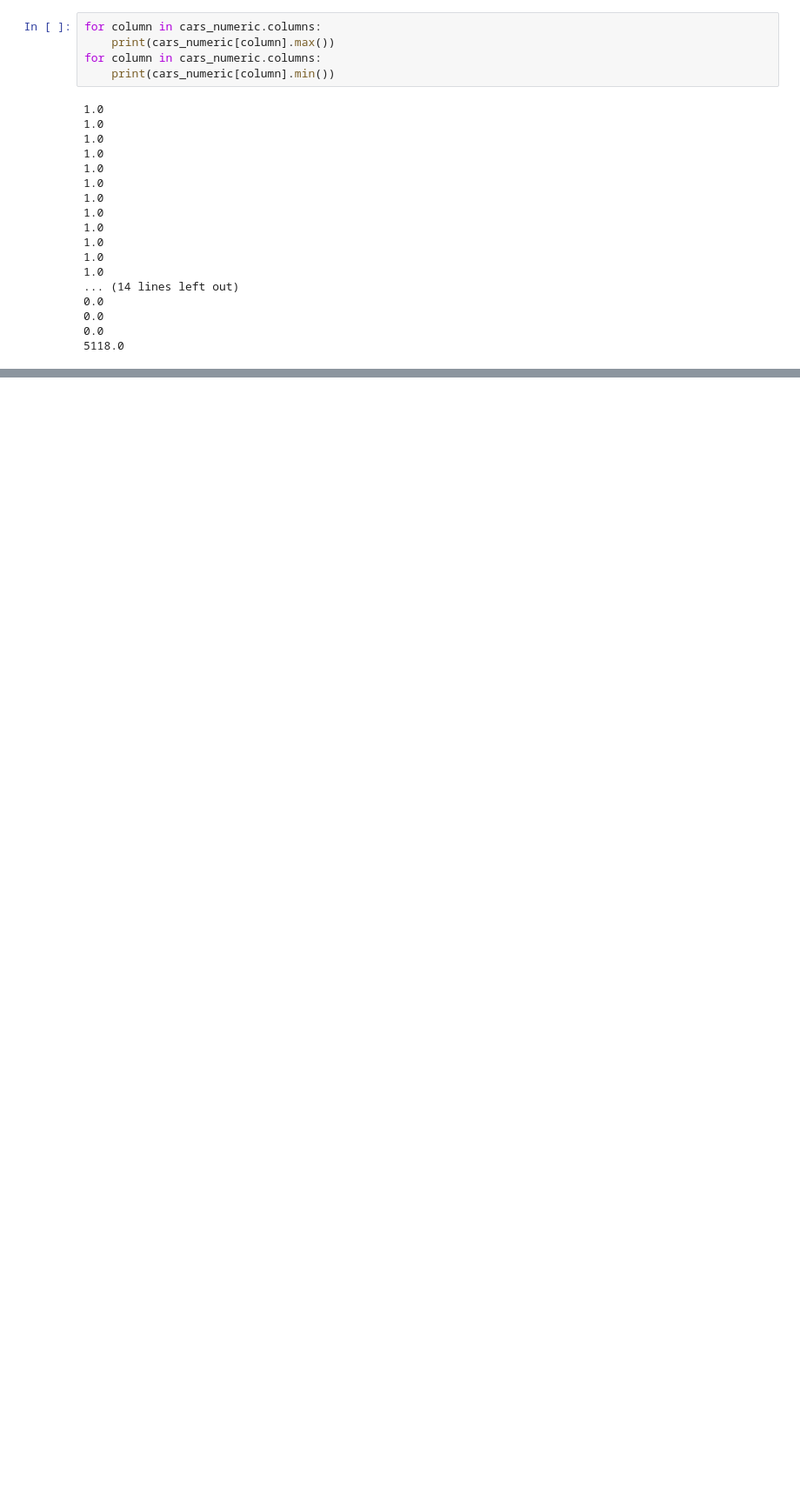
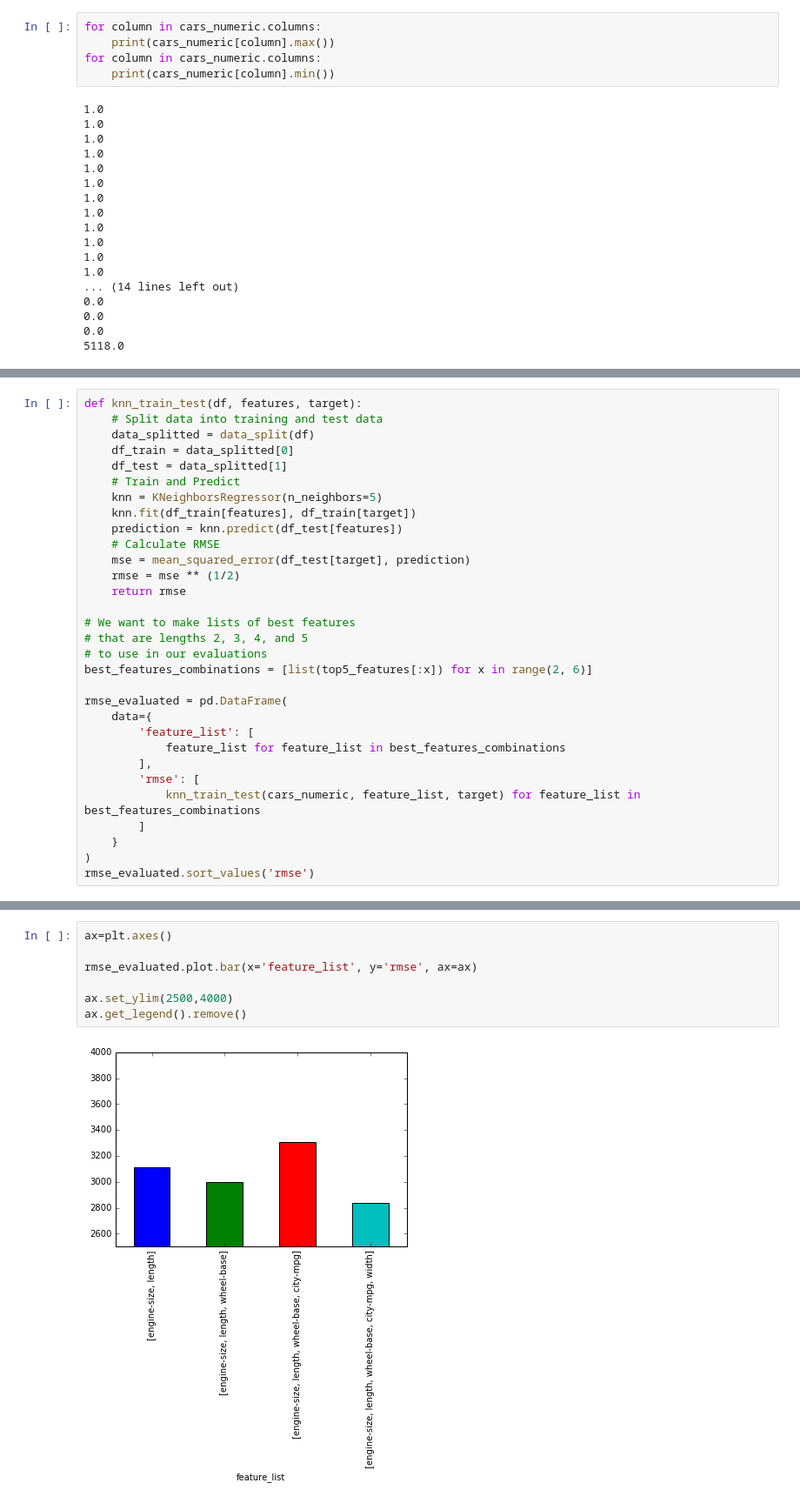
Before and after one commit to JamesDWilkinson/Predicting-Car-Prices, a Jupyter notebook: Basics.ipynb, the cells around one changed output, grey strips where cells are left out. Shown at 87% size. Saved outputs shown, nothing was run; the diff lists cells and outputs as text; blank space fills up the shorter version.

```diff
--- a/Basics.ipynb
+++ b/Basics.ipynb
@@ -299,0 +412,31 @@ print(k5_univariate_rmse)
+# %%
+def knn_train_test(df, features, target):
+    # Split data into training and test data
+    data_splitted = data_split(df)
+    df_train = data_splitted[0]
+    df_test = data_splitted[1]
+    # Train and Predict
+    knn = KNeighborsRegressor(n_neighbors=5)
+    knn.fit(df_train[features], df_train[target])
+    prediction = knn.predict(df_test[features])
+    # Calculate RMSE
+    mse = mean_squared_error(df_test[target], prediction)
+    rmse = mse ** (1/2)
+    return rmse
+
+# We want to make lists of best features
+# that are lengths 2, 3, 4, and 5
+# to use in our evaluations
+best_features_combinations = [list(top5_features[:x]) for x in range(2, 6)]
+
+rmse_evaluated = pd.DataFrame(
+    data={
+        'feature_list': [
+            feature_list for feature_list in best_features_combinations
+        ],
+        'rmse': [
+            knn_train_test(cars_numeric, feature_list, target) for feature_list in best_features_combinations
+        ]
+    }
+)
+rmse_evaluated.sort_values('rmse')
@@ -299,0 +449,9 @@ print(k5_univariate_rmse)
+# %%
+ax=plt.axes()
+
+rmse_evaluated.plot.bar(x='feature_list', y='rmse', ax=ax)
+
+ax.set_ylim(2500,4000)
+ax.get_legend().remove()
+# %% [output]
+[figure, added]
```
Also changed, not shown: parts of 16 cells of this notebook.
